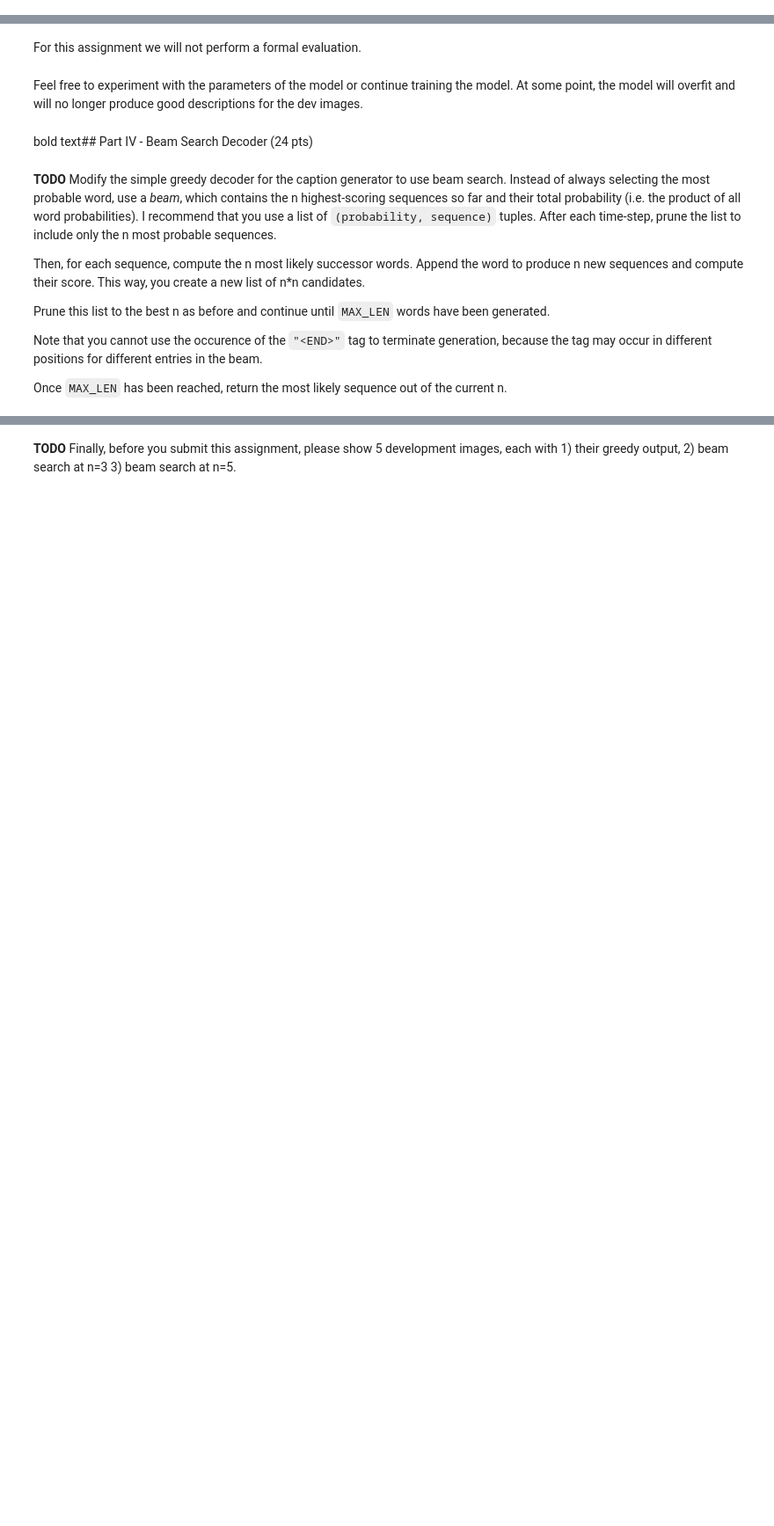
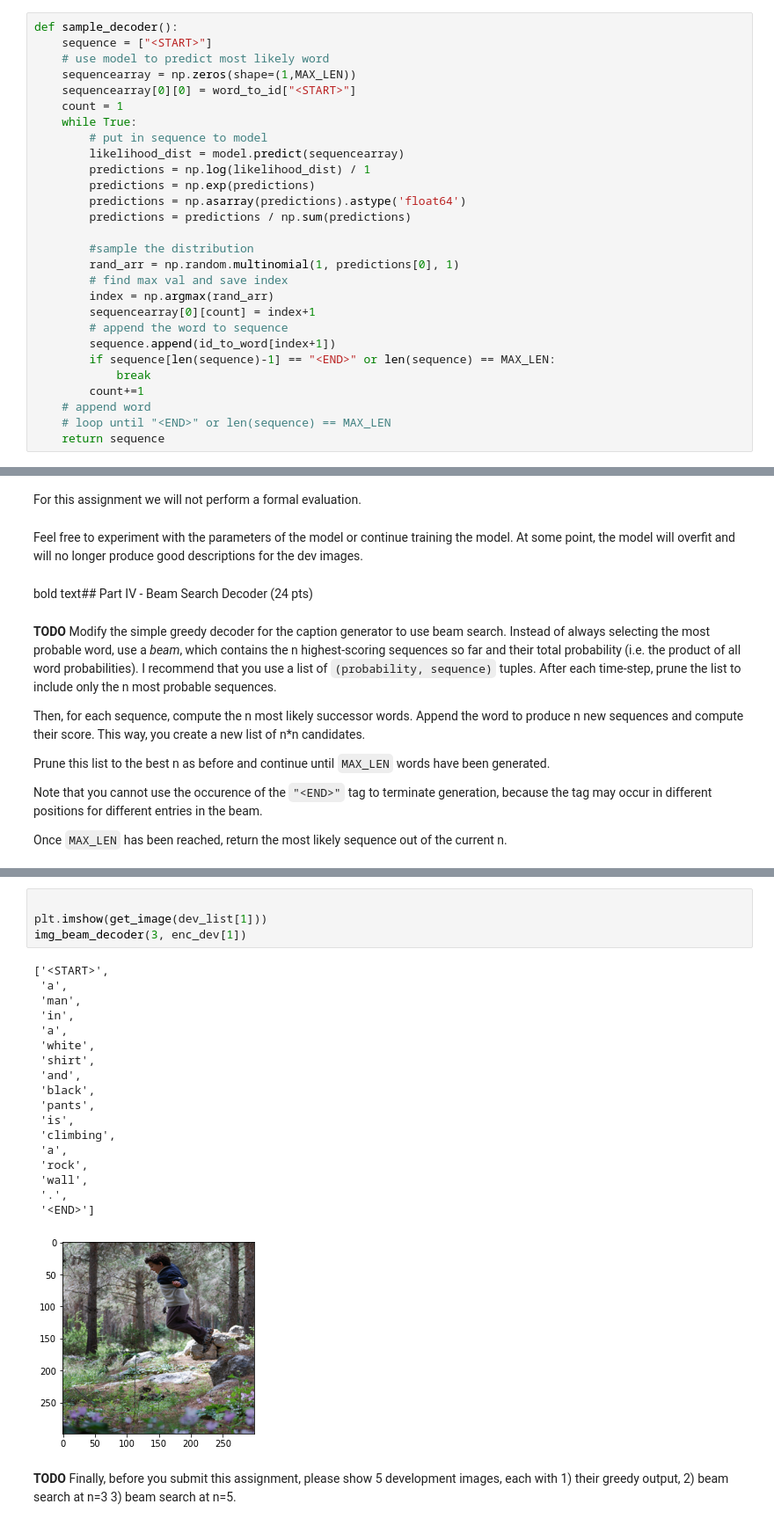
Before and after one commit to rommelnunez/NLP_Fall2021, a Jupyter notebook: homework4.ipynb, the cells around one changed output, grey strips where cells are left out. Shown at 88% size. Cells and saved outputs as stored; diff of their text form; blank space fills up the shorter version.

```diff
--- a/homework4.ipynb
+++ b/homework4.ipynb
@@ -486,3 +530,31 @@ def sample_decoder():
+# %%
+def sample_decoder():
+    sequence = ["<START>"]
+    # use model to predict most likely word
+    sequencearray = np.zeros(shape=(1,MAX_LEN))
+    sequencearray[0][0] = word_to_id["<START>"]
+    count = 1
+    while True:
+        # put in sequence to model
+        likelihood_dist = model.predict(sequencearray)
+        predictions = np.log(likelihood_dist) / 1
+        predictions = np.exp(predictions)
+        predictions = np.asarray(predictions).astype('float64')
+        predictions = predictions / np.sum(predictions)
+
+        #sample the distribution
+        rand_arr = np.random.multinomial(1, predictions[0], 1)
+        # find max val and save index
+        index = np.argmax(rand_arr)
+        sequencearray[0][count] = index+1
+        # append the word to sequence
+        sequence.append(id_to_word[index+1])
+        if sequence[len(sequence)-1] == "<END>" or len(sequence) == MAX_LEN:
+            break
+        count+=1
+    # append word
+    # loop until "<END>" or len(sequence) == MAX_LEN
+    return sequence
 # %% [markdown]
 You should now be able to see some interesting output that looks a lot like flickr8k image captions -- only that the captions are generated randomly without any image input.
 # %%
@@ -597,2 +855,25 @@ beam_decoder(3, dev_list[1])
+# %%
+
+plt.imshow(get_image(dev_list[1]))
+img_beam_decoder(3, enc_dev[1])
+# %% [output]
+['<START>',
+ 'a',
+ 'man',
+ 'in',
+ 'a',
+ 'white',
+ 'shirt',
+ 'and',
+ 'black',
+ 'pants',
+ 'is',
+ 'climbing',
+ 'a',
+ 'rock',
+ 'wall',
+ '.',
+ '<END>']
+[figure, added]
 # %% [markdown]
 **TODO** Finally, before you submit this assignment, please show 5 development images, each with 1) their greedy output, 2) beam search at n=3 3) beam search at n=5.
```
Also changed, not shown: parts of 39 cells of this notebook.
